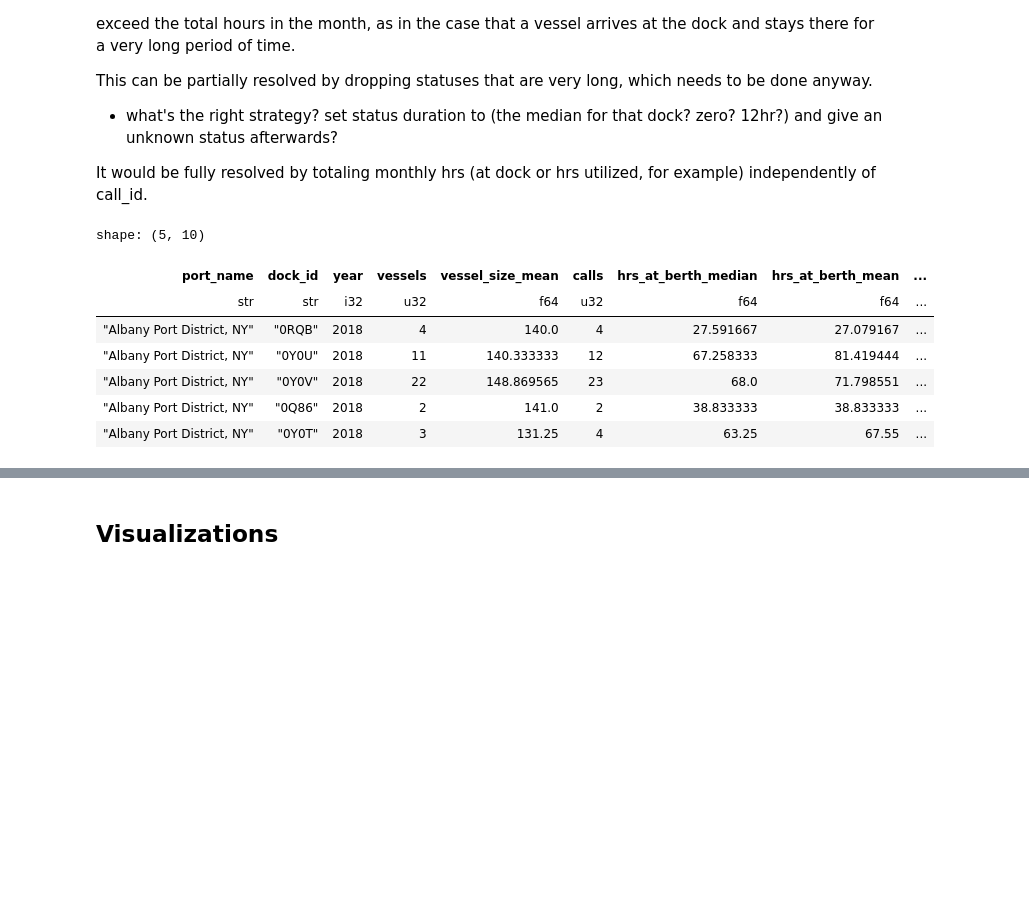
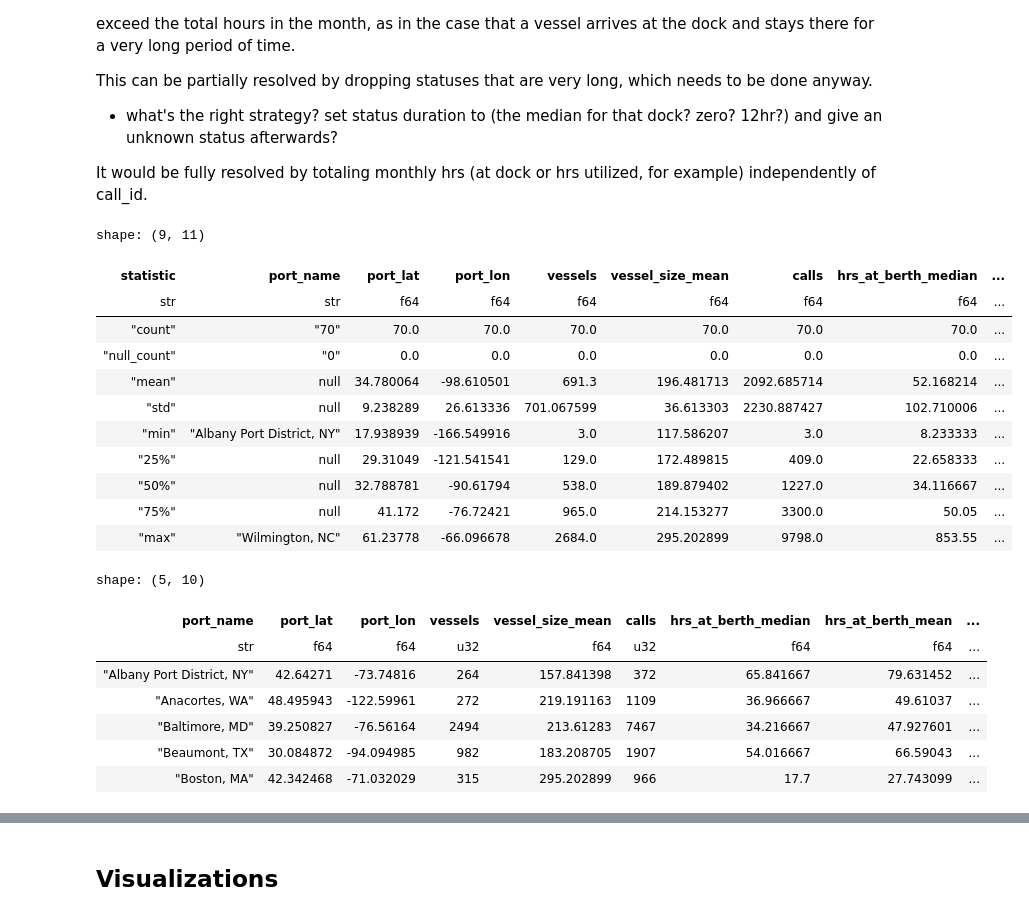
Before and after one commit to epistemetrica/Port-Performance-Project, a Jupyter notebook: port_stats.ipynb, the cells around one changed output, grey strips where cells are left out. Saved outputs shown, nothing was run; the diff lists cells and outputs as text; code cells hidden in the pictures; blank space fills up the shorter version.

```diff
--- a/port_stats.ipynb
+++ b/port_stats.ipynb
@@ -409,42 +344,51 @@ This can be partially resolved by dropping statuses that are very long, which ne
 
 It would be fully resolved by totaling monthly hrs (at dock or hrs utilized, for example) independently of call_id.
 # %%
-#create annual dock stats dataframe
-annual_docks_df = (
+ports_alltime_df = (
     calls_df
-    #get year from docking time
-    .with_columns(
-        #extract year from docking time
-        year = pl.col('time_arrival').dt.year()
-    )
-    #group by port dock and month
-    .group_by(['port_name', 'dock_id', 'year'])
+    #group by port
+    .group_by('port_name')
     .agg(
+        #port lat and lon
+        port_lat = pl.first('port_lat'),
+        port_lon = pl.first('port_lon'),
         #count number of vessels
         vessels = pl.n_unique('imo'),
         #mean vessel size
         vessel_size_mean = pl.mean('vessel_size'),
         #count number of vessel calls
         calls = pl.n_unique('call_id'),
         #time at dock stats for each vessel in hours
         hrs_at_berth_median = pl.median('hrs_at_berth'),
         hrs_at_berth_mean = pl.mean('hrs_at_berth'),
         #time at anchor stats for each vessel visit in hours
         hrs_at_anchor_median = pl.median('hrs_at_anchor'),
         hrs_at_anchor_mean = pl.mean('hrs_at_anchor')
     )
-    #sort by port then month
-    .sort(['port_name', 'year'])
+    #sort by port
+    .sort('port_name')
 )
-
 #inspect
-annual_docks_df.head()
+display(ports_alltime_df.describe())
+ports_alltime_df.head()
 # %% [output]
-shape: (5, 10)
+shape: (9, 11)
-| port_name | dock_id | year | vessels | vessel_size_mean | calls | hrs_at_berth_median | hrs_at_berth_mean | ... |
-| str | str | i32 | u32 | f64 | u32 | f64 | f64 | ... |
-| "Albany Port District, NY" | "0RQB" | 2018 | 4 | 140.0 | 4 | 27.591667 | 27.079167 | ... |
-| "Albany Port District, NY" | "0Y0U" | 2018 | 11 | 140.333333 | 12 | 67.258333 | 81.419444 | ... |
-| "Albany Port District, NY" | "0Y0V" | 2018 | 22 | 148.869565 | 23 | 68.0 | 71.798551 | ... |
-| "Albany Port District, NY" | "0Q86" | 2018 | 2 | 141.0 | 2 | 38.833333 | 38.833333 | ... |
-| "Albany Port District, NY" | "0Y0T" | 2018 | 3 | 131.25 | 4 | 63.25 | 67.55 | ... |
+| statistic | port_name | port_lat | port_lon | vessels | vessel_size_mean | calls | hrs_at_berth_median | ... |
+| str | str | f64 | f64 | f64 | f64 | f64 | f64 | ... |
+| "count" | "70" | 70.0 | 70.0 | 70.0 | 70.0 | 70.0 | 70.0 | ... |
+| "null_count" | "0" | 0.0 | 0.0 | 0.0 | 0.0 | 0.0 | 0.0 | ... |
+| "mean" | null | 34.780064 | -98.610501 | 691.3 | 196.481713 | 2092.685714 | 52.168214 | ... |
+| "std" | null | 9.238289 | 26.613336 | 701.067599 | 36.613303 | 2230.887427 | 102.710006 | ... |
+| "min" | "Albany Port District, NY" | 17.938939 | -166.549916 | 3.0 | 117.586207 | 3.0 | 8.233333 | ... |
+| "25%" | null | 29.31049 | -121.541541 | 129.0 | 172.489815 | 409.0 | 22.658333 | ... |
+| "50%" | null | 32.788781 | -90.61794 | 538.0 | 189.879402 | 1227.0 | 34.116667 | ... |
+| "75%" | null | 41.172 | -76.72421 | 965.0 | 214.153277 | 3300.0 | 50.05 | ... |
+| "max" | "Wilmington, NC" | 61.23778 | -66.096678 | 2684.0 | 295.202899 | 9798.0 | 853.55 | ... |
+shape: (5, 10)
+| port_name | port_lat | port_lon | vessels | vessel_size_mean | calls | hrs_at_berth_median | hrs_at_berth_mean | ... |
+| str | f64 | f64 | u32 | f64 | u32 | f64 | f64 | ... |
+| "Albany Port District, NY" | 42.64271 | -73.74816 | 264 | 157.841398 | 372 | 65.841667 | 79.631452 | ... |
+| "Anacortes, WA" | 48.495943 | -122.59961 | 272 | 219.191163 | 1109 | 36.966667 | 49.61037 | ... |
+| "Baltimore, MD" | 39.250827 | -76.56164 | 2494 | 213.61283 | 7467 | 34.216667 | 47.927601 | ... |
+| "Beaumont, TX" | 30.084872 | -94.094985 | 982 | 183.208705 | 1907 | 54.016667 | 66.59043 | ... |
+| "Boston, MA" | 42.342468 | -71.032029 | 315 | 295.202899 | 966 | 17.7 | 27.743099 | ... |
```
Also changed, not shown: parts of 17 cells of this notebook.
